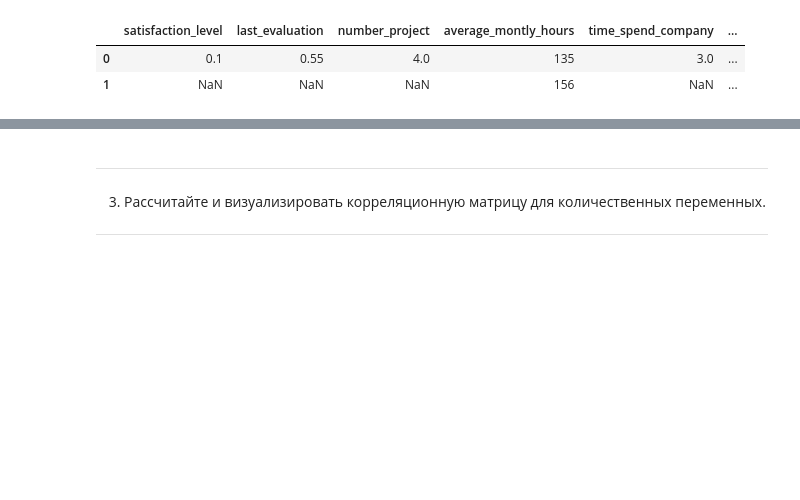
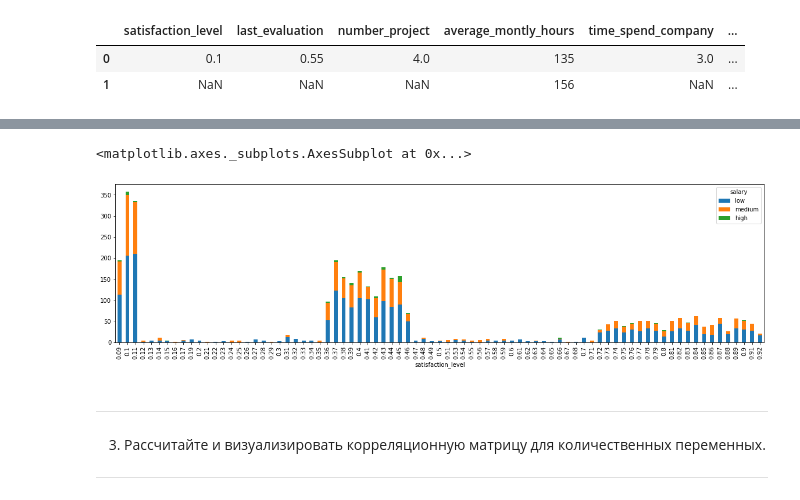
Before and after one commit to SergeyVolkonsky/PYDA-10, a Jupyter notebook: diplom/diplom.ipynb, the cells around one changed output, grey strips where cells are left out. Saved outputs shown, nothing was run; the diff lists cells and outputs as text; code cells hidden in the pictures; blank space fills up the shorter version.

```diff
--- a/diplom/diplom.ipynb
+++ b/diplom/diplom.ipynb
@@ -58,3 +79,11 @@ df.mode()
+# %%
+res = df[df.left == 1].pivot_table(index = 'satisfaction_level', columns = 'salary', aggfunc = 'size')[['low', 'medium','high']]
+res.plot(kind='bar', stacked=True, figsize=(20, 5))
+# в целом, не оправдалось
+# пойдем дальше
+# %% [output]
+<matplotlib.axes._subplots.AxesSubplot at 0x...>
+[figure, added]
 # %% [markdown]
 ---
 3. Рассчитайте и визуализировать корреляционную матрицу для количественных переменных.
```
Also changed, not shown: parts of 28 cells of this notebook.
